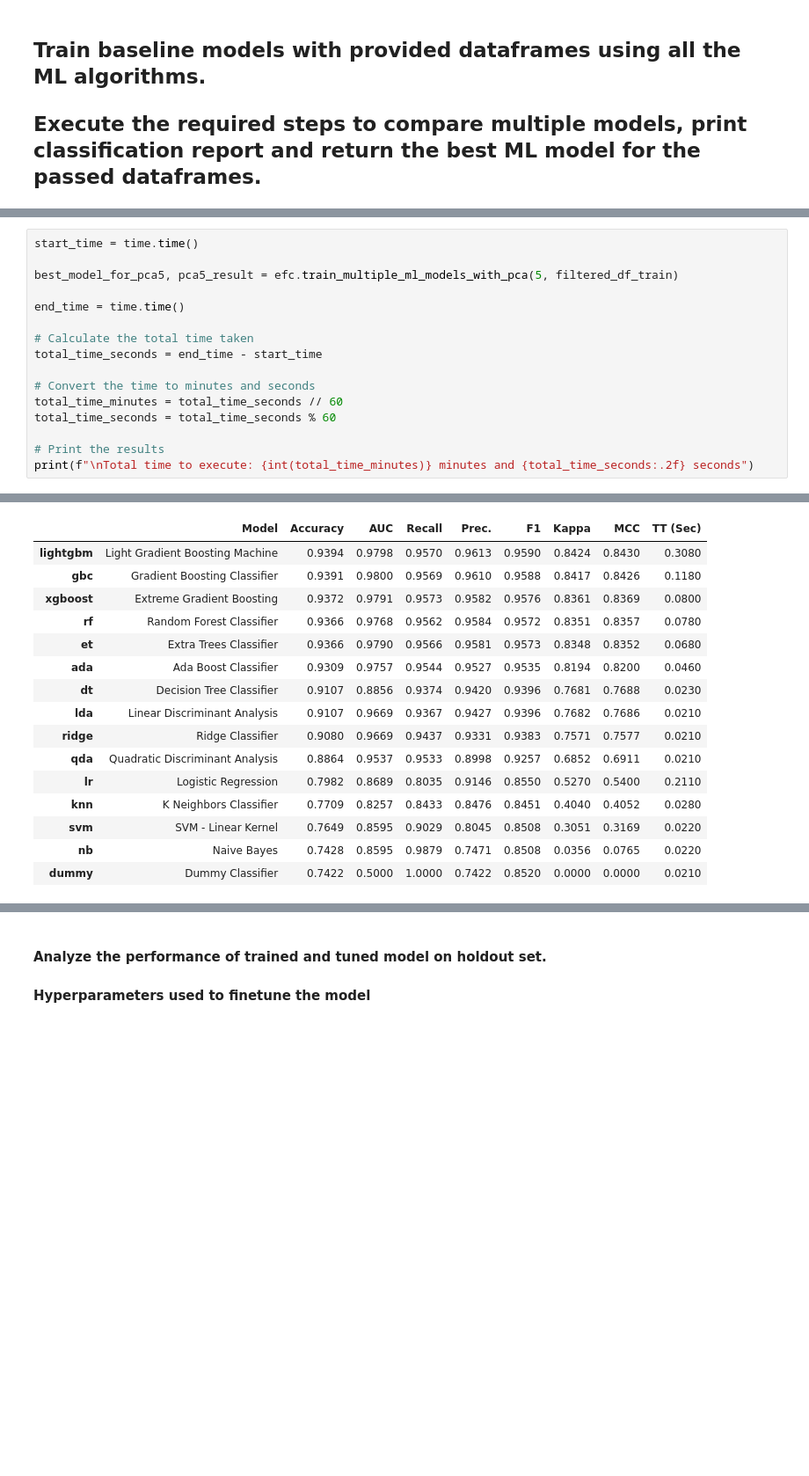
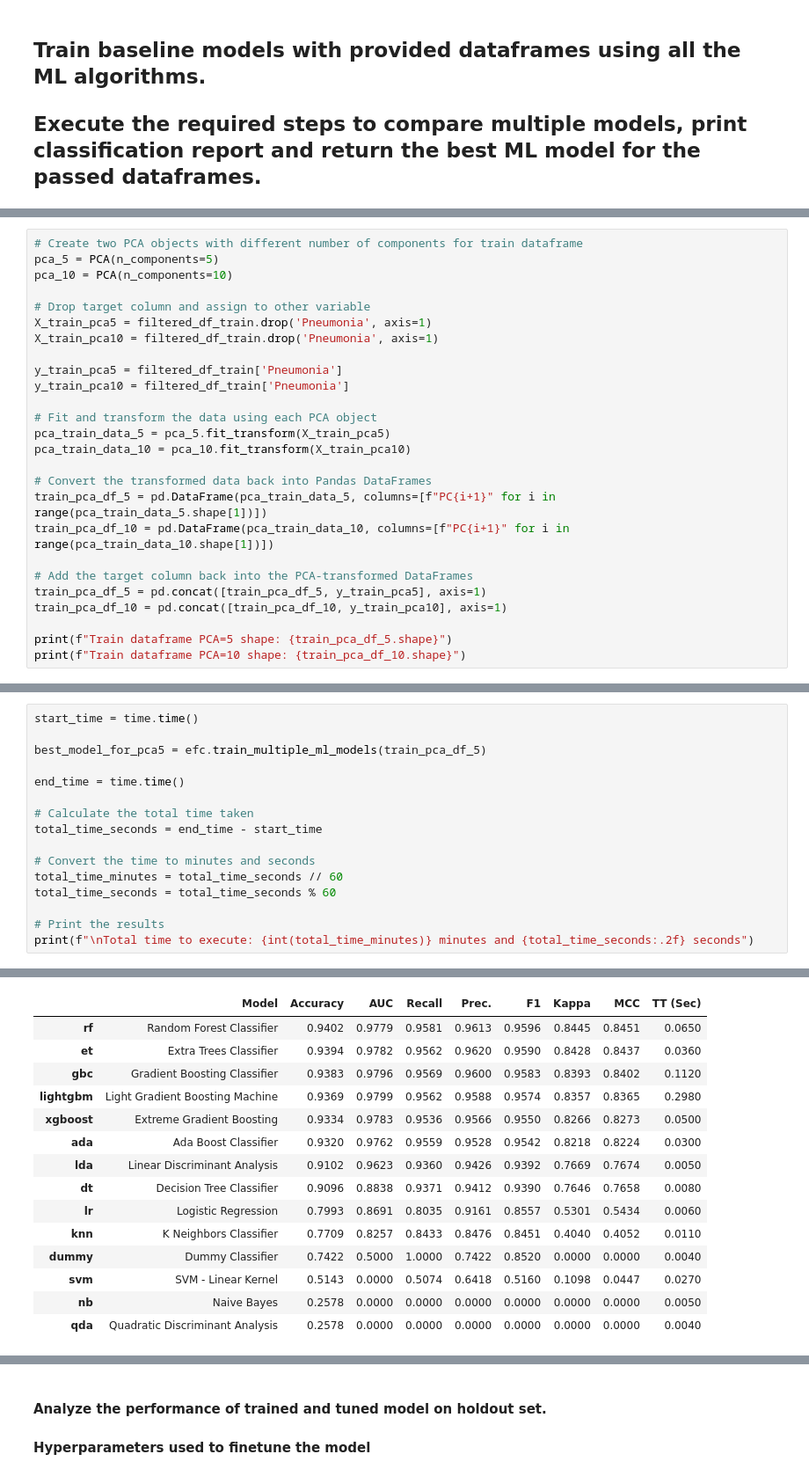
Before and after one commit to kraviteja95usd/pneumonia-detection-in-chest-X-rays, a Jupyter notebook: bin/All_Features_Classification.ipynb, the cells around one changed output, grey strips where cells are left out. Shown at 88% size. Drawn from its saved outputs; the diff is of its cells as text; blank space fills up the shorter version.

Commit message:
Retrained All features using PCA

```diff
--- a/bin/All_Features_Classification.ipynb
+++ b/bin/All_Features_Classification.ipynb
@@ -180,0 +185,26 @@ Text(0.5, 1.0, 'Correlation Heatmap')
+# %%
+# Create two PCA objects with different number of components for train dataframe
+pca_5 = PCA(n_components=5)
+pca_10 = PCA(n_components=10)
+
+# Drop target column and assign to other variable
+X_train_pca5 = filtered_df_train.drop('Pneumonia', axis=1)
+X_train_pca10 = filtered_df_train.drop('Pneumonia', axis=1)
+
+y_train_pca5 = filtered_df_train['Pneumonia']
+y_train_pca10 = filtered_df_train['Pneumonia']
+
+# Fit and transform the data using each PCA object
+pca_train_data_5 = pca_5.fit_transform(X_train_pca5)
+pca_train_data_10 = pca_10.fit_transform(X_train_pca10)
+
+# Convert the transformed data back into Pandas DataFrames
+train_pca_df_5 = pd.DataFrame(pca_train_data_5, columns=[f"PC{i+1}" for i in range(pca_train_data_5.shape[1])])
+train_pca_df_10 = pd.DataFrame(pca_train_data_10, columns=[f"PC{i+1}" for i in range(pca_train_data_10.shape[1])])
+
+# Add the target column back into the PCA-transformed DataFrames
+train_pca_df_5 = pd.concat([train_pca_df_5, y_train_pca5], axis=1)
+train_pca_df_10 = pd.concat([train_pca_df_10, y_train_pca10], axis=1)
+
+print(f"Train dataframe PCA=5 shape: {train_pca_df_5.shape}")
+print(f"Train dataframe PCA=10 shape: {train_pca_df_10.shape}")
@@ -183,7 +242,7 @@ Text(0.5, 1.0, 'Correlation Heatmap')
 # %%
 start_time = time.time()
 
-best_model_for_pca5, pca5_result = efc.train_multiple_ml_models_with_pca(5, filtered_df_train)
+best_model_for_pca5 = efc.train_multiple_ml_models(train_pca_df_5)
 
 end_time = time.time()
 
@@ -217,18 +276,17 @@ print(f"\nTotal time to execute: {int(total_time_minutes)} minutes and {total_ti
 [interactive output not drawn]
 |  | Model | Accuracy | AUC | Recall | Prec. | F1 | Kappa | MCC | TT (Sec) |
-| lightgbm | Light Gradient Boosting Machine | 0.9394 | 0.9798 | 0.9570 | 0.9613 | 0.9590 | 0.8424 | 0.8430 | 0.3080 |
-| gbc | Gradient Boosting Classifier | 0.9391 | 0.9800 | 0.9569 | 0.9610 | 0.9588 | 0.8417 | 0.8426 | 0.1180 |
-| xgboost | Extreme Gradient Boosting | 0.9372 | 0.9791 | 0.9573 | 0.9582 | 0.9576 | 0.8361 | 0.8369 | 0.0800 |
-| rf | Random Forest Classifier | 0.9366 | 0.9768 | 0.9562 | 0.9584 | 0.9572 | 0.8351 | 0.8357 | 0.0780 |
-| et | Extra Trees Classifier | 0.9366 | 0.9790 | 0.9566 | 0.9581 | 0.9573 | 0.8348 | 0.8352 | 0.0680 |
-| ada | Ada Boost Classifier | 0.9309 | 0.9757 | 0.9544 | 0.9527 | 0.9535 | 0.8194 | 0.8200 | 0.0460 |
-| dt | Decision Tree Classifier | 0.9107 | 0.8856 | 0.9374 | 0.9420 | 0.9396 | 0.7681 | 0.7688 | 0.0230 |
-| lda | Linear Discriminant Analysis | 0.9107 | 0.9669 | 0.9367 | 0.9427 | 0.9396 | 0.7682 | 0.7686 | 0.0210 |
-| ridge | Ridge Classifier | 0.9080 | 0.9669 | 0.9437 | 0.9331 | 0.9383 | 0.7571 | 0.7577 | 0.0210 |
-| qda | Quadratic Discriminant Analysis | 0.8864 | 0.9537 | 0.9533 | 0.8998 | 0.9257 | 0.6852 | 0.6911 | 0.0210 |
-| lr | Logistic Regression | 0.7982 | 0.8689 | 0.8035 | 0.9146 | 0.8550 | 0.5270 | 0.5400 | 0.2110 |
-| knn | K Neighbors Classifier | 0.7709 | 0.8257 | 0.8433 | 0.8476 | 0.8451 | 0.4040 | 0.4052 | 0.0280 |
-| svm | SVM - Linear Kernel | 0.7649 | 0.8595 | 0.9029 | 0.8045 | 0.8508 | 0.3051 | 0.3169 | 0.0220 |
-| nb | Naive Bayes | 0.7428 | 0.8595 | 0.9879 | 0.7471 | 0.8508 | 0.0356 | 0.0765 | 0.0220 |
-| dummy | Dummy Classifier | 0.7422 | 0.5000 | 1.0000 | 0.7422 | 0.8520 | 0.0000 | 0.0000 | 0.0210 |
+| rf | Random Forest Classifier | 0.9402 | 0.9779 | 0.9581 | 0.9613 | 0.9596 | 0.8445 | 0.8451 | 0.0650 |
+| et | Extra Trees Classifier | 0.9394 | 0.9782 | 0.9562 | 0.9620 | 0.9590 | 0.8428 | 0.8437 | 0.0360 |
+| gbc | Gradient Boosting Classifier | 0.9383 | 0.9796 | 0.9569 | 0.9600 | 0.9583 | 0.8393 | 0.8402 | 0.1120 |
+| lightgbm | Light Gradient Boosting Machine | 0.9369 | 0.9799 | 0.9562 | 0.9588 | 0.9574 | 0.8357 | 0.8365 | 0.2980 |
+| xgboost | Extreme Gradient Boosting | 0.9334 | 0.9783 | 0.9536 | 0.9566 | 0.9550 | 0.8266 | 0.8273 | 0.0500 |
+| ada | Ada Boost Classifier | 0.9320 | 0.9762 | 0.9559 | 0.9528 | 0.9542 | 0.8218 | 0.8224 | 0.0300 |
+| lda | Linear Discriminant Analysis | 0.9102 | 0.9623 | 0.9360 | 0.9426 | 0.9392 | 0.7669 | 0.7674 | 0.0050 |
+| dt | Decision Tree Classifier | 0.9096 | 0.8838 | 0.9371 | 0.9412 | 0.9390 | 0.7646 | 0.7658 | 0.0080 |
+| lr | Logistic Regression | 0.7993 | 0.8691 | 0.8035 | 0.9161 | 0.8557 | 0.5301 | 0.5434 | 0.0060 |
+| knn | K Neighbors Classifier | 0.7709 | 0.8257 | 0.8433 | 0.8476 | 0.8451 | 0.4040 | 0.4052 | 0.0110 |
+| dummy | Dummy Classifier | 0.7422 | 0.5000 | 1.0000 | 0.7422 | 0.8520 | 0.0000 | 0.0000 | 0.0040 |
+| svm | SVM - Linear Kernel | 0.5143 | 0.0000 | 0.5074 | 0.6418 | 0.5160 | 0.1098 | 0.0447 | 0.0270 |
+| nb | Naive Bayes | 0.2578 | 0.0000 | 0.0000 | 0.0000 | 0.0000 | 0.0000 | 0.0000 | 0.0050 |
+| qda | Quadratic Discriminant Analysis | 0.2578 | 0.0000 | 0.0000 | 0.0000 | 0.0000 | 0.0000 | 0.0000 | 0.0040 |
 [interactive output not drawn]
```
Also changed, not shown: parts of 27 cells of this notebook.
